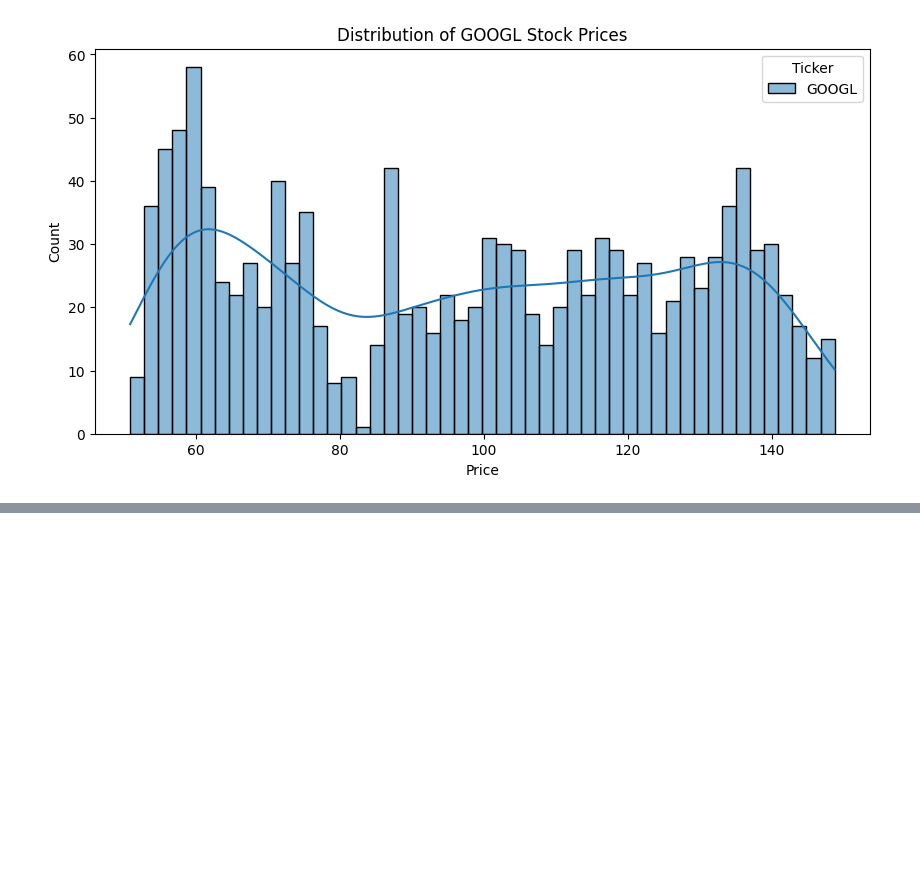
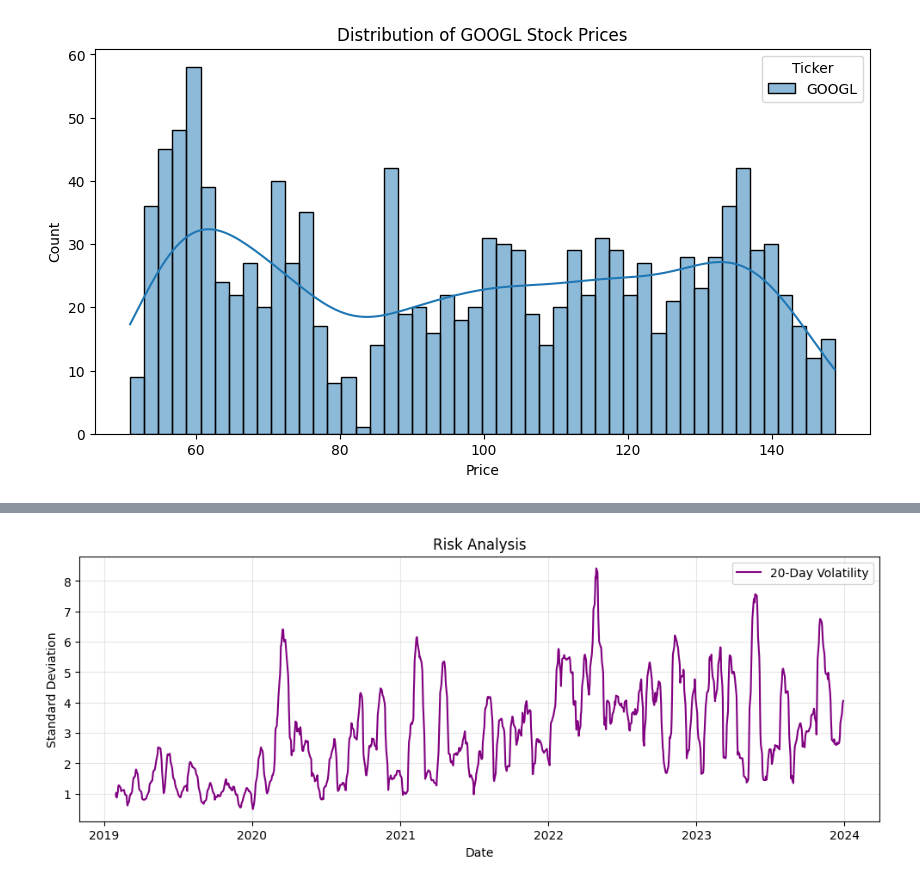
Before and after one commit to hardiksharma2005/Time-series-forcasting, a Jupyter notebook: Time_Series_Forcasting_project.ipynb, the cells around one changed output, grey strips where cells are left out. Saved outputs shown, nothing was run; the diff lists cells and outputs as text; code cells hidden in the pictures; blank space fills up the shorter version.

```diff
--- a/Time_Series_Forcasting_project.ipynb
+++ b/Time_Series_Forcasting_project.ipynb
@@ -62,0 +92,14 @@ plt.show()
+# %%
+# Plotting the risk
+plt.figure(figsize=(12, 4))
+
+plt.plot(data.index, data['Volatility'], label='20-Day Volatility', color='purple')
+
+plt.title("Risk Analysis")
+plt.xlabel("Date")
+plt.ylabel("Standard Deviation")
+plt.legend()
+plt.grid(True, alpha=0.3)
+plt.show()
+# %% [output]
+[figure, added]
```
Also changed, not shown: parts of 5 cells of this notebook.
